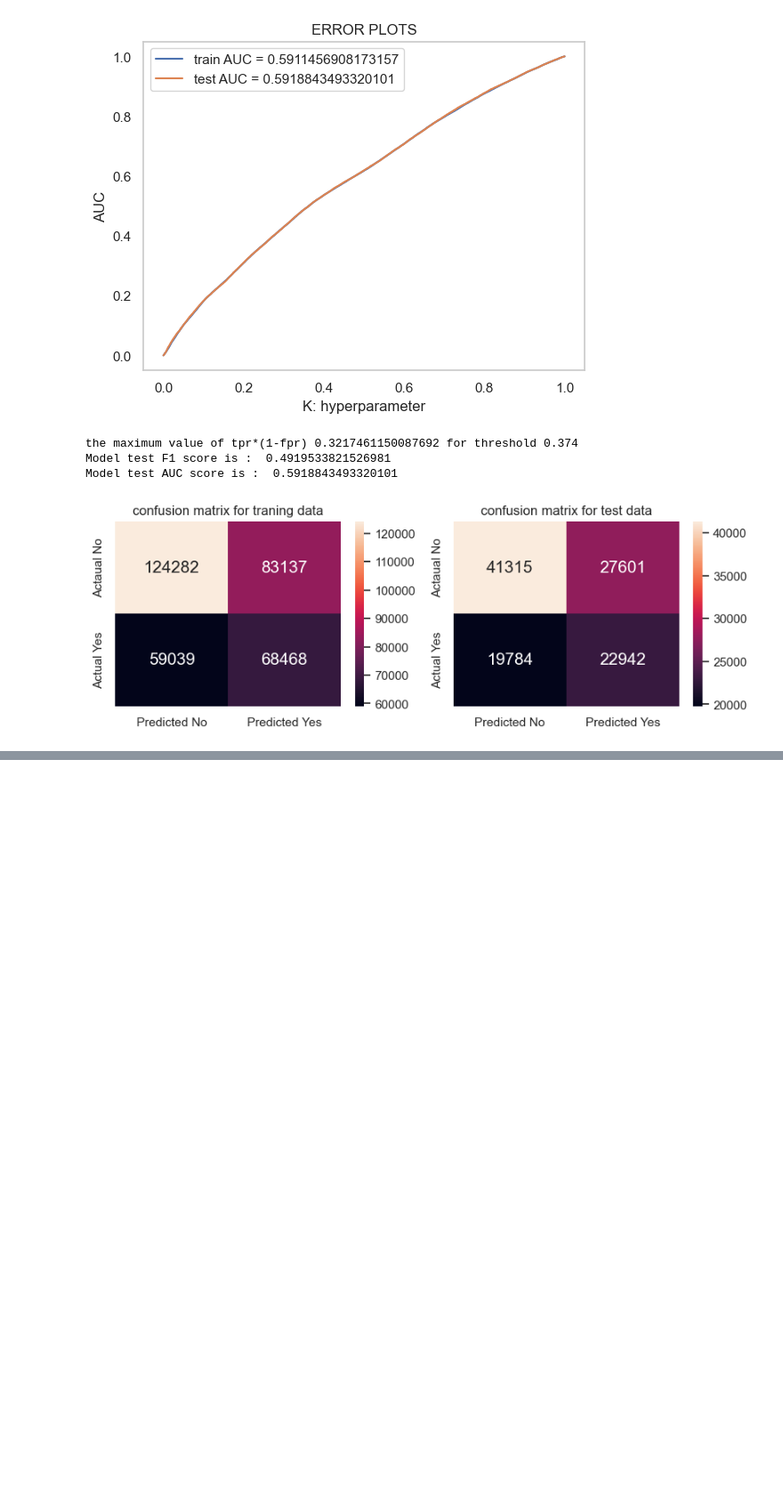
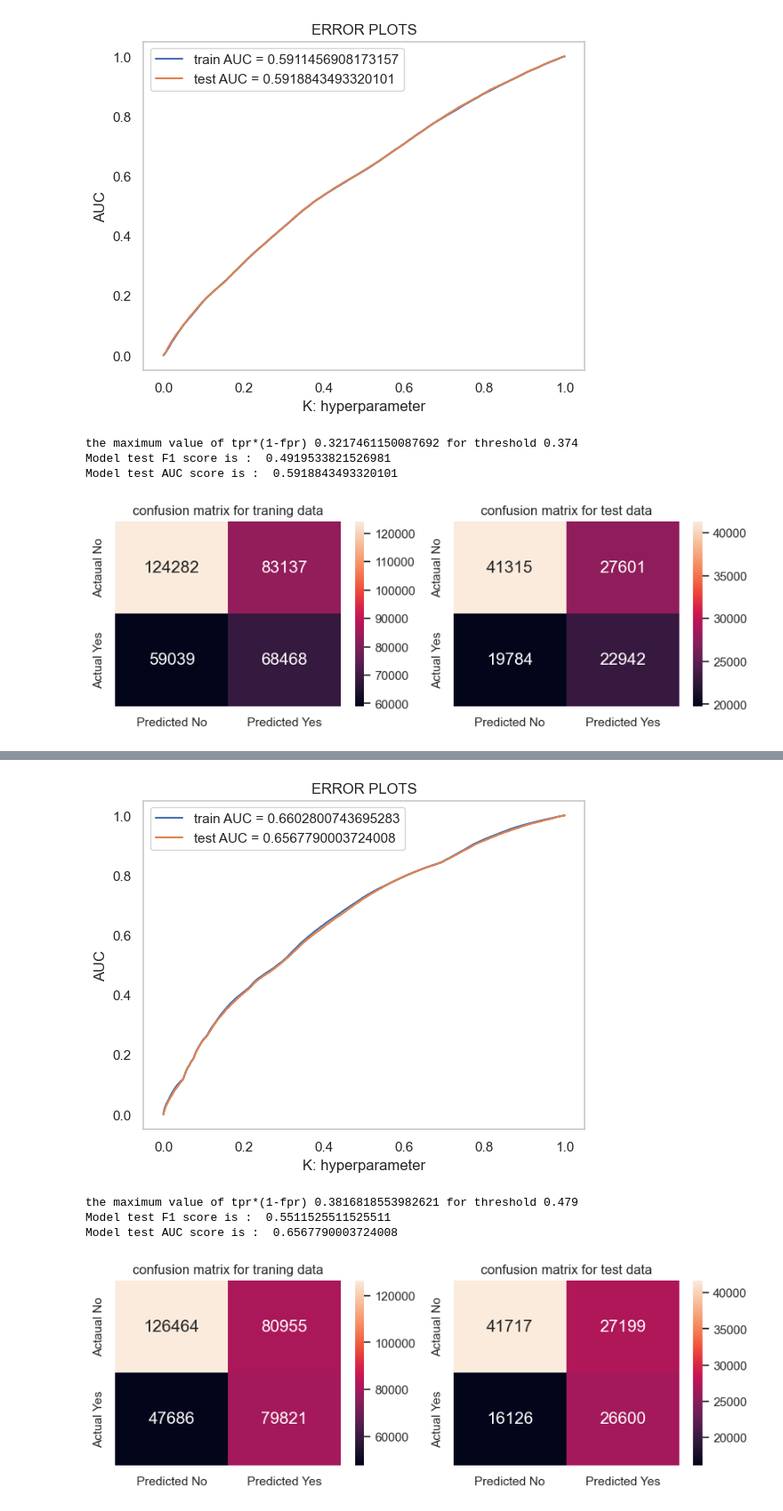
Before and after one commit to yingliu1206/Fraud-detection-In-Health-Care, a Jupyter notebook: code.ipynb, the cells around one changed output, grey strips where cells are left out. Shown at 89% size. Drawn from its saved outputs; the diff is of its cells as text; code cells hidden in the pictures; blank space fills up the shorter version.

```diff
--- a/code.ipynb
+++ b/code.ipynb
@@ -1034,0 +1097,18 @@ Model test AUC score is :  0.5918843493320101
+# %%
+from sklearn.ensemble import RandomForestClassifier
+
+RF = RandomForestClassifier(class_weight = 'balanced', random_state=42)
+
+param_grid = {
+    'n_estimators': [300, 500],
+    'max_features': ['auto', 'sqrt', 'log2'],
+    'max_depth' : [4,5,6,7,8],
+    'criterion' :['gini', 'entropy']
+}
+
+
+RF_CV = GridSearchCV(estimator=RF, param_grid=param_grid, cv= 5,scoring='roc_auc', n_jobs=-1, return_train_score=True, verbose=10)
+RF_CV.fit(X_train, y_train)
+
+print("tuned hpyerparameters :(best parameters) ",RF_CV.best_params_)
+print("roc_auc :",RF_CV.best_score_)
@@ -1034,0 +1188,8 @@ Model test AUC score is :  0.5918843493320101
+# %%
+RF2 = RandomForestClassifier(n_estimators = 500,max_features='auto',max_depth=8,criterion='entropy',
+                             class_weight = 'balanced',n_jobs=-1,verbose=10, random_state=42
+                             )
+
+RF2=RF2.fit(X_train,y_train)
+
+print("score",RF2.score(X_val,y_val))
@@ -1034,0 +1270,3 @@ Model test AUC score is :  0.5918843493320101
+# %%
+model_f1_score, model_AUC_score = model_performence_check(RF2,X_train,X_val,y_train,y_val)
+# %% [output]
@@ -1034,0 +1290,5 @@ Model test AUC score is :  0.5918843493320101
+[figure, added]
+the maximum value of tpr*(1-fpr) 0.3816818553982621 for threshold 0.479
+Model test F1 score is :  0.5511525511525511
+Model test AUC score is :  0.6567790003724008
+[figure, added]
```
Also changed, not shown: parts of 20 cells of this notebook.
